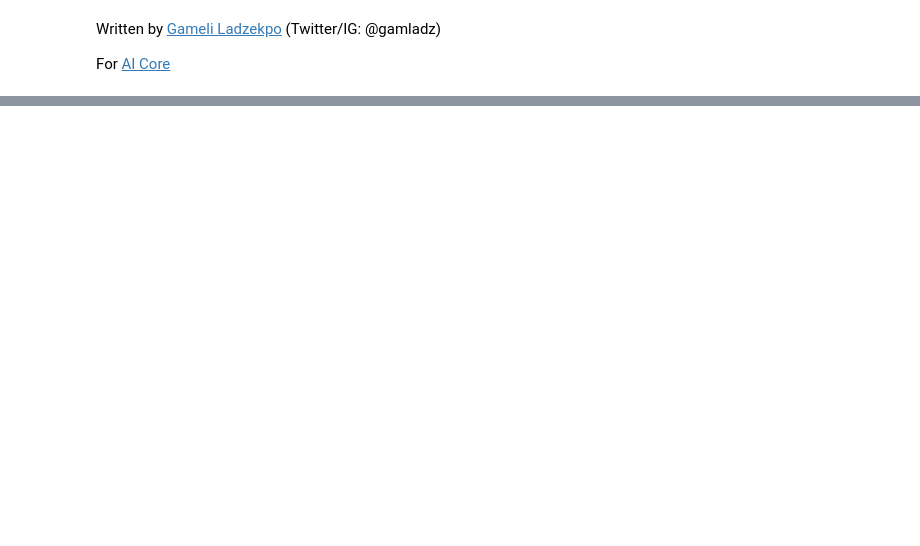
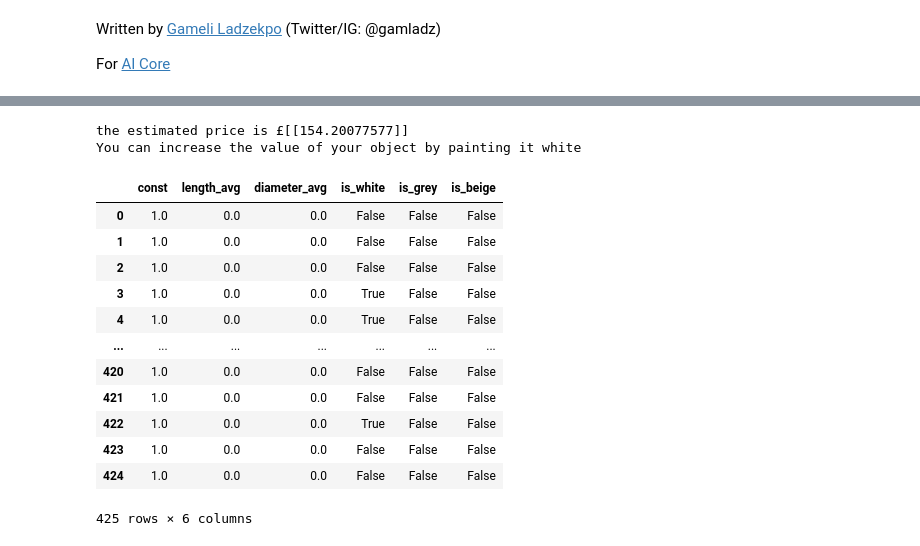
Before and after one commit to gamladz/price-prediction-ikea, a Jupyter notebook: Interface.ipynb, the cells around one changed output, grey strips where cells are left out. Cells and saved outputs as stored; diff of their text form; code cells hidden in the pictures; blank space fills up the shorter version.

```diff
--- a/Interface.ipynb
+++ b/Interface.ipynb
@@ -52,10 +53,10 @@ NameError: name 'model_summary' is not defined
 # %%
 # Recursive Feature Illimination
-
-drop_cols =['is_red']
-X_train = X_train.drop(drop_cols, axis=1)
-model = sm.OLS(y_train, X_train.astype(float)).fit()
-predictions = model.predict(X_train)
+for col in drop_cols:
+    drop_cols =['is_plant','is_pink','is_black','is_blue','width_avg','depth_avg', 'in_outdoor','is_red', 'height_avg', 'volume_avg']
+    X_train = X_train.drop(col, axis=1)
+    model = sm.OLS(y_train, X_train.astype(float)).fit()
+    predictions = model.predict(X_train)
 
 model_summary = model.summary()
 print(model_summary)
@@ -74,11 +81,3 @@ summary_df.plot(kind='bar',y='coef')
-# %%
-
-from sklearn.decomposition import PCA
-pca = PCA(n_components=6)
-pca.fit(X_train)
-X_train_pca = pca.fit_transform(X_train)
-
-# print(score)
 # %%
 
 from scipy.stats import loguniform
@@ -189,0 +201,25 @@ On averag we expect to get the price £31.6 pounds off on each prediction. For o
+# %%
+df = pd.DataFrame(data=answers, index = [0])
+y_pred = search.predict(df)
+print(f'the estimated price is £{y_pred}')
+if answers['is_white'] == False:
+    print('You can increase the value of your object by painting it white')
+# %% [output]
+the estimated price is £[[154.20077577]]
+You can increase the value of your object by painting it white
+# %%
+X_train
+# %% [output]
+|  | const | length_avg | diameter_avg | is_white | is_grey | is_beige |
+| 0 | 1.0 | 0.0 | 0.0 | False | False | False |
+| 1 | 1.0 | 0.0 | 0.0 | False | False | False |
+| 2 | 1.0 | 0.0 | 0.0 | False | False | False |
+| 3 | 1.0 | 0.0 | 0.0 | True | False | False |
+| 4 | 1.0 | 0.0 | 0.0 | True | False | False |
+| ... | ... | ... | ... | ... | ... | ... |
+| 420 | 1.0 | 0.0 | 0.0 | False | False | False |
+| 421 | 1.0 | 0.0 | 0.0 | False | False | False |
+| 422 | 1.0 | 0.0 | 0.0 | True | False | False |
+| 423 | 1.0 | 0.0 | 0.0 | False | False | False |
+| 424 | 1.0 | 0.0 | 0.0 | False | False | False |
+425 rows × 6 columns
```
Also changed, not shown: parts of 11 cells of this notebook.
